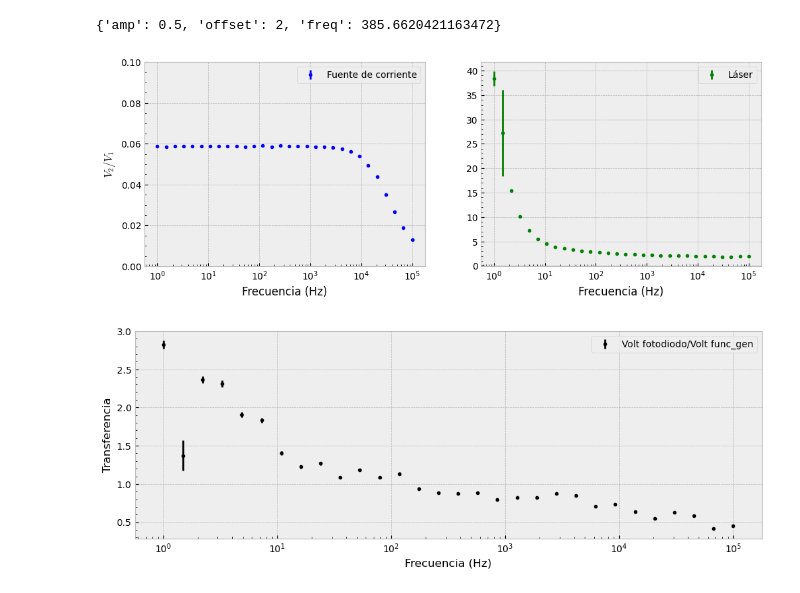
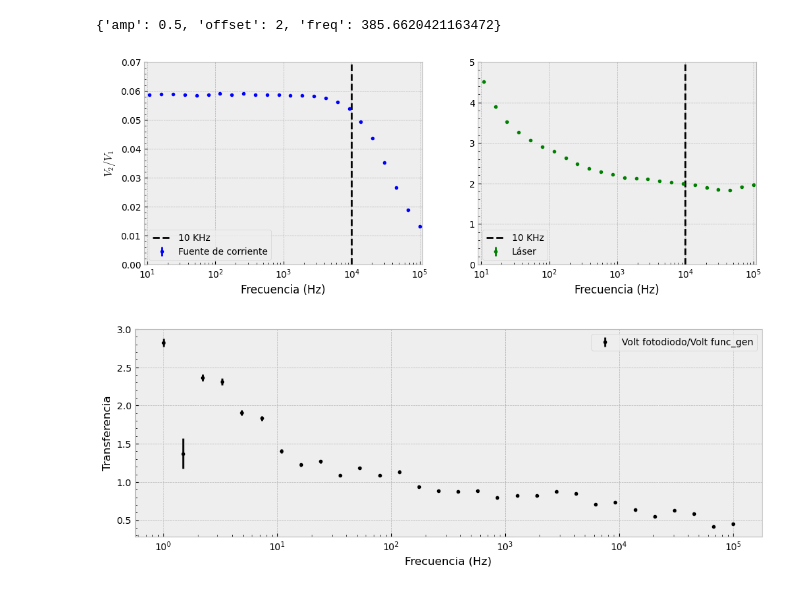
Before and after one commit to DelManuel/Magnetometro-optico, a Jupyter notebook: códigos/analisis_barrido_frecuencia.ipynb, the cells around one changed output. Cells and saved outputs as stored; diff of their text form; code cells hidden in the pictures.

```diff
--- a/códigos/analisis_barrido_frecuencia.ipynb
+++ b/códigos/analisis_barrido_frecuencia.ipynb
@@ -104,36 +104,44 @@ def ajustar_sinusoidales(t: List[np.ndarray], V: List[np.ndarray], freq_list: Li
 # %%
 carpetas = ["Fuente de corriente", "Tiempo de respuesta del laser"] # La R del fotodiodo era de 50 Ohm para las que no se aclara
 fechas = ["02-06", "12-06 2"]
 labels = ["Fuente de corriente", "Láser"]
 colors = ["b", "g"]
 
 fig, axs = plt.subplots(nrows = 1,ncols = len(labels), figsize=(12,4))
 for i, ax in enumerate(fig.axes):
     file_name = f"../mediciones/D.D/{carpetas[i]}/Barrido sinusoidal {fechas[i]}.pickle"
     f, t1, V1, t2, V2, amp1, amp2, amp1_err, amp2_err= cargar_datos(file_name)
     amp1, amp1_err = ajustar_sinusoidales(t1, V1, f, graficar = False)
     # print("cambié de medicion")
     amp2, amp2_err = ajustar_sinusoidales(t2, V2, f, graficar = False)
     T = amp2/amp1
     T_err = T*np.sqrt((amp1_err/amp1)**2+(amp2_err/amp2)**2)
 
+    y_min_lim = 0
+
     ax.errorbar(f, T, yerr = T_err, label=f'{labels[i]}', color = f"{colors[i]}", fmt = ".")
     # ax.hlines(max(T)*0.7, xmin = 1, xmax =10e4, ls = "--", color = "k")
     if i == 0:
         ax.set_ylabel('$V_2/V_1$')
-        ax.set_ylim(0,0.1)
+        y_max_lim = 0.07
+
     else:
-        pass
-        # ax.set_ylim(0,1)
+        y_max_lim = 5
 
+
+    ax.set_ylim(y_min_lim,y_max_lim)
+    ax.axvline(10000, ymin = 0, ymax = 1, ls = "--", label = "10 KHz", c = "k")
+
+
+    ax.set_xlim(10-1, max(f)+10000)
     ax.set_xlabel('Frecuencia (Hz)')
     # ax.title(f'R={R}')
     #ax.set_yscale("log")
     ax.set_xscale("log")
-    ax.legend()
+    ax.legend(loc = "lower left")
 plt.show()
 # %% [output]
-[figure, old version]
+[figure, new version]
 # %%
 file_name = f"../mediciones/D.D/{carpetas[0]}/Barrido sinusoidal {fechas[0]}.pickle"
 f, t1, V1, t2, V2, amp1, amp2, amp1_err, amp2_err= cargar_datos(file_name)
```
Also changed, not shown: 1 other file.
